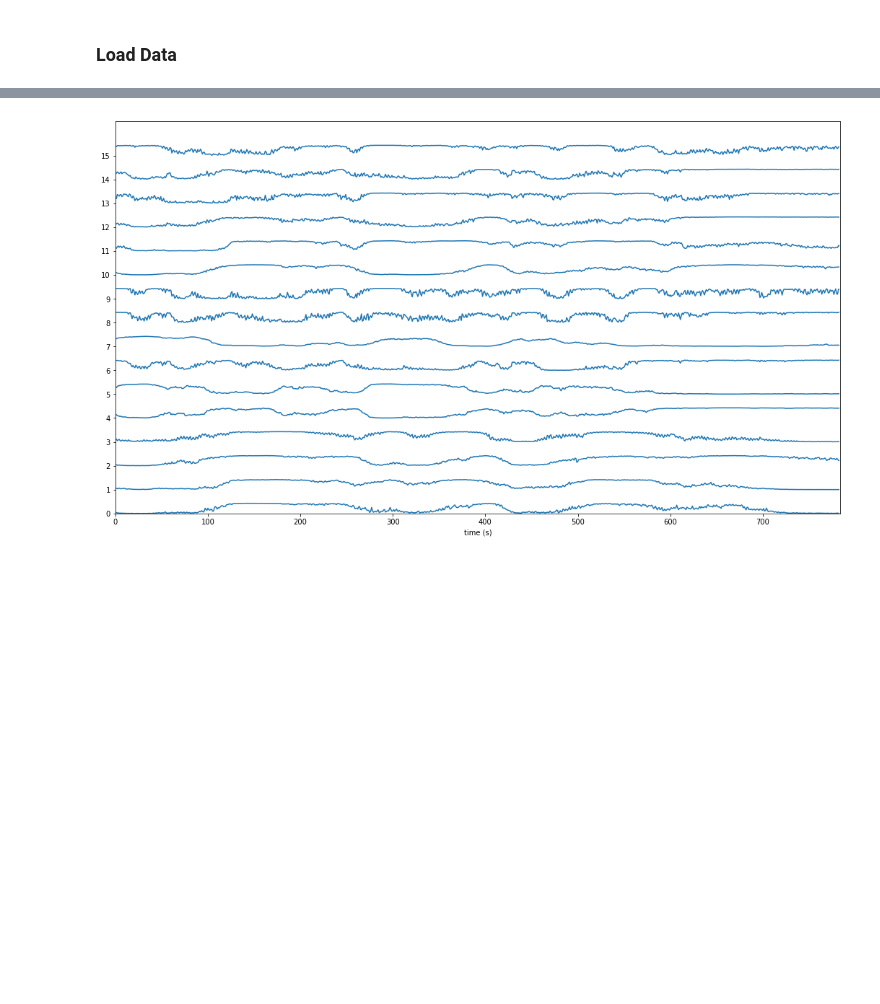
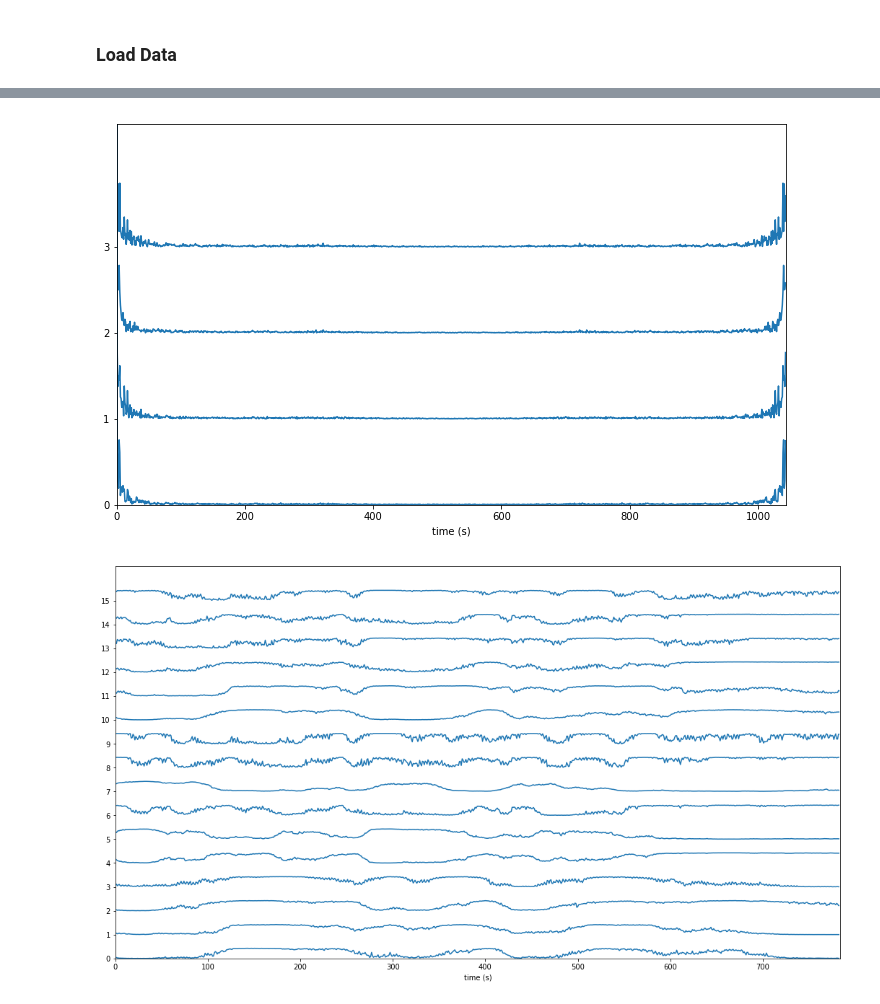
Before and after one commit to DanielLongo/NeuralFill, a Jupyter notebook: metrics/visualize_metrics.ipynb, the cells around one changed output, grey strips where cells are left out. Drawn from its saved outputs; the diff is of its cells as text; code cells hidden in the pictures; blank space fills up the shorter version.

```diff
--- a/metrics/visualize_metrics.ipynb
+++ b/metrics/visualize_metrics.ipynb
@@ -31,3 +37,7 @@ sample_real = sample_real.numpy()
+# %%
+stacklineplot.stackplot(computeTimeFreqRep(sample_real), yscale=3)
+# %% [output]
+[figure, added]
 # %%
 def get_samples_real_stack(dataset, n=-1):
     # reutns all examples of dataset in a singe batch
```
Also changed, not shown: parts of 3 cells of this notebook, 5 other files.
